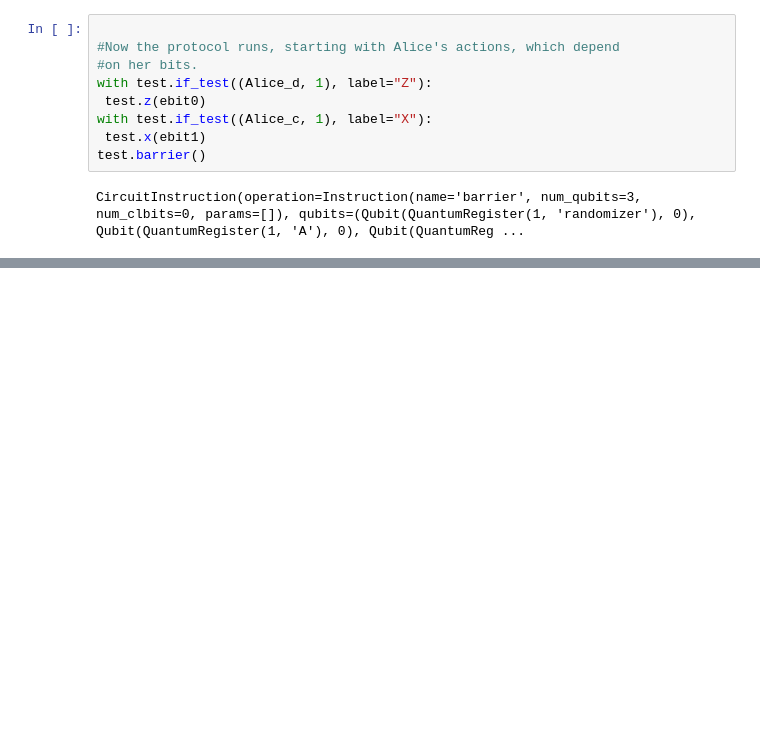
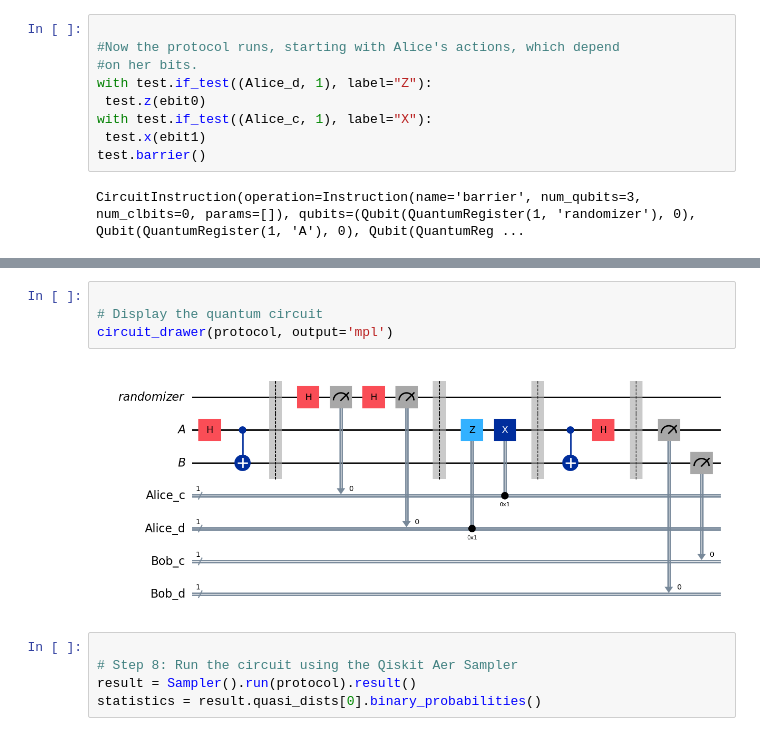
Before and after one commit to Guhan2348519/QC_LAB, a Jupyter notebook: 2348519_QC_Lab6.ipynb, the cells around one changed output, grey strips where cells are left out. Cells and saved outputs as stored; diff of their text form; blank space fills up the shorter version.

```diff
--- a/2348519_QC_Lab6.ipynb
+++ b/2348519_QC_Lab6.ipynb
@@ -248,0 +220,11 @@ Measured 1111 with frequency 0.24
+# %%
+
+# Display the quantum circuit
+circuit_drawer(protocol, output='mpl')
+# %% [output]
+[figure, added]
+# %%
+
+# Step 8: Run the circuit using the Qiskit Aer Sampler
+result = Sampler().run(protocol).result()
+statistics = result.quasi_dists[0].binary_probabilities()
```
Also changed, not shown: parts of 9 cells of this notebook.
